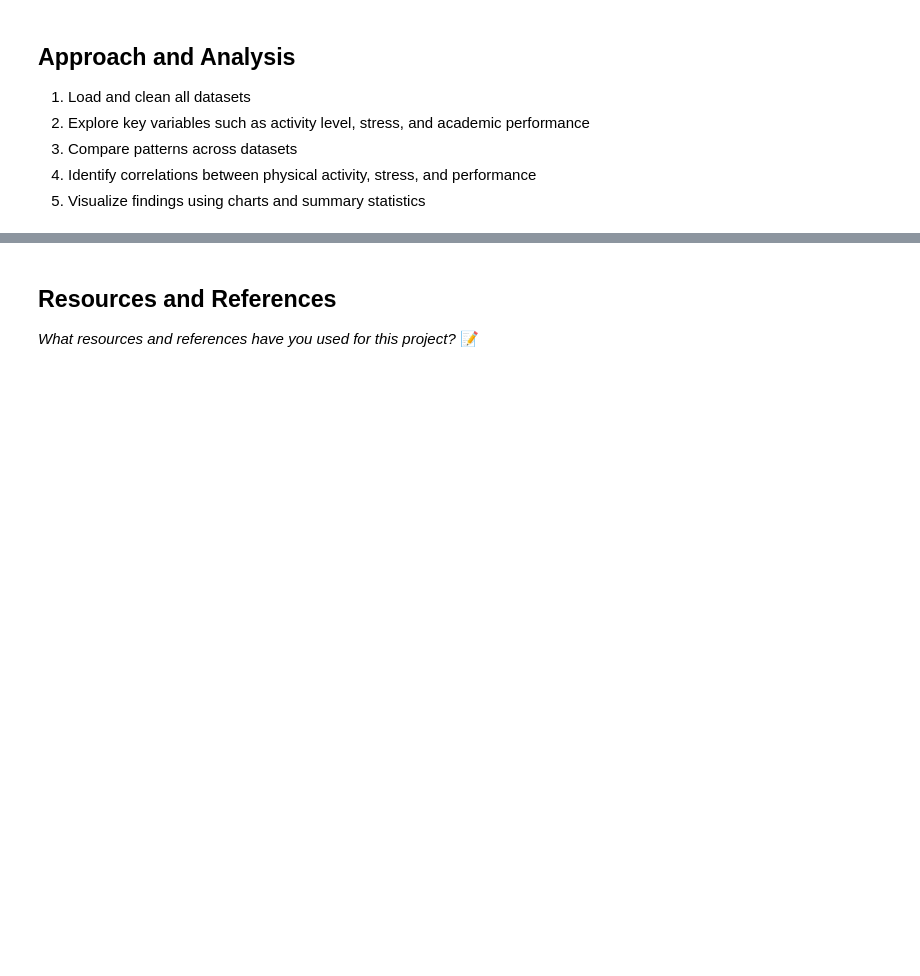
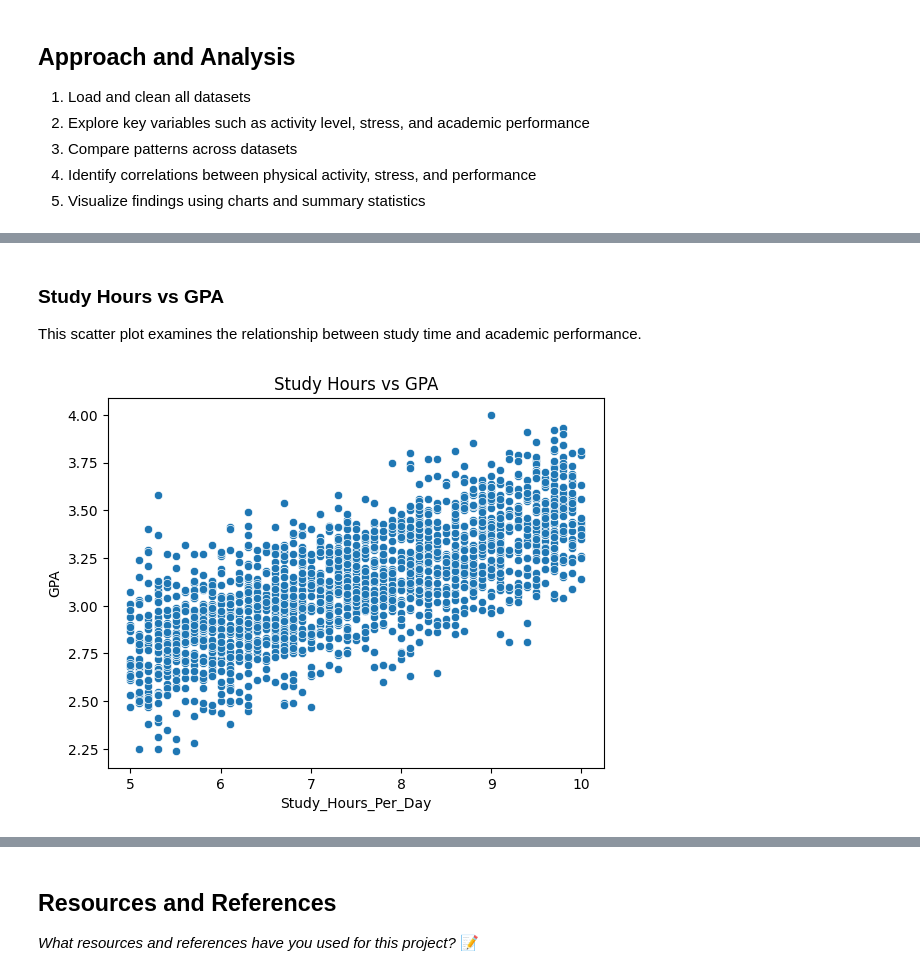
Before and after one commit to IT4063C-Spring26/final-project-orozovgr, a Jupyter notebook: source.ipynb, the cells around one changed output, grey strips where cells are left out. Cells and saved outputs as stored; diff of their text form; code cells hidden in the pictures; blank space fills up the shorter version.

```diff
--- a/source.ipynb
+++ b/source.ipynb
@@ -74,0 +185,14 @@ print("API loaded:", list(api_data.keys()))
+# %% [markdown]
+### Study Hours vs GPA
+
+This scatter plot examines the relationship between study time and academic performance.
+# %%
+sns.scatterplot(
+    x="Study_Hours_Per_Day",
+    y="GPA",
+    data=lifestyle_df
+)
+plt.title("Study Hours vs GPA")
+plt.show()
+# %% [output]
+[figure, added]
```
Also changed, not shown: parts of 27 cells of this notebook, 1 other file.
